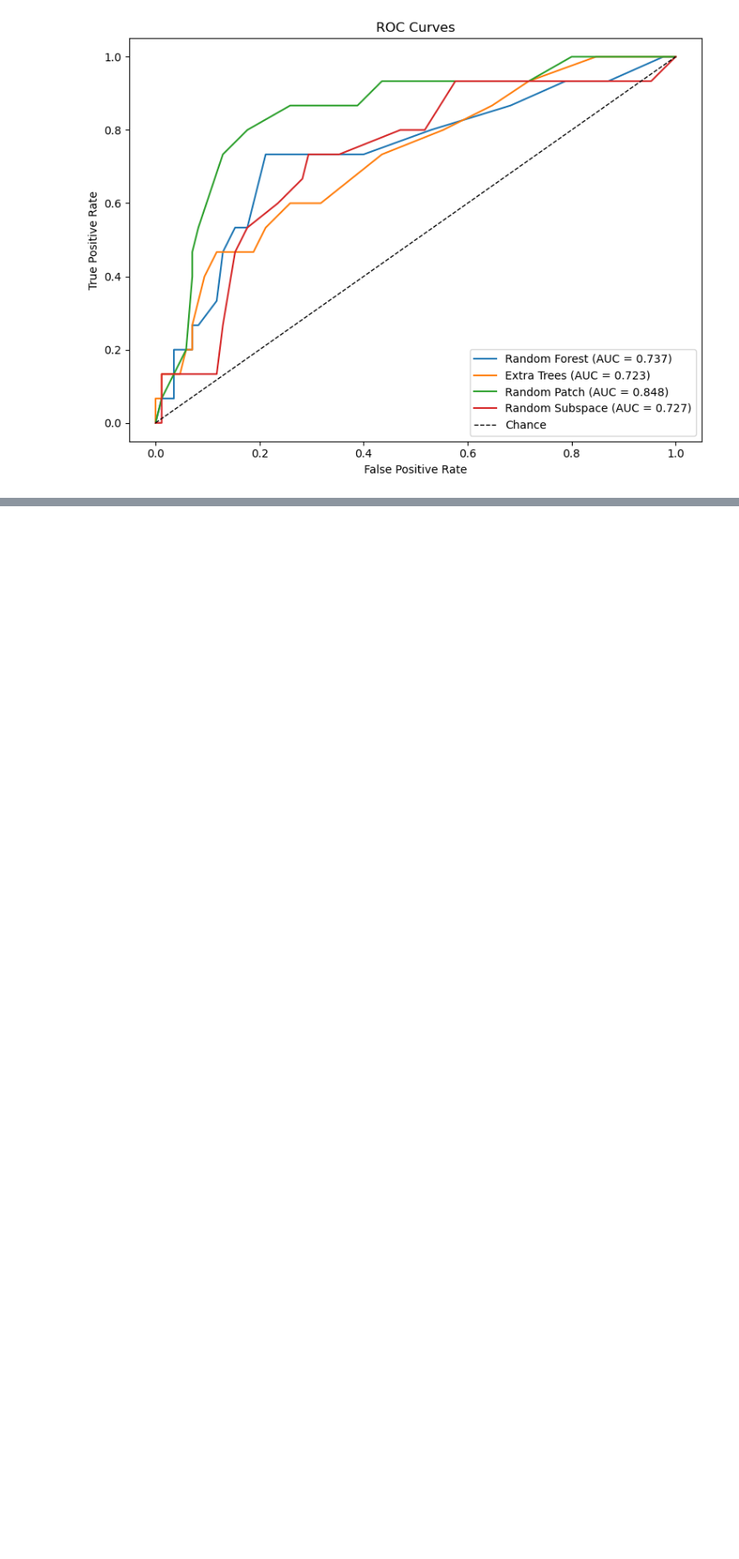
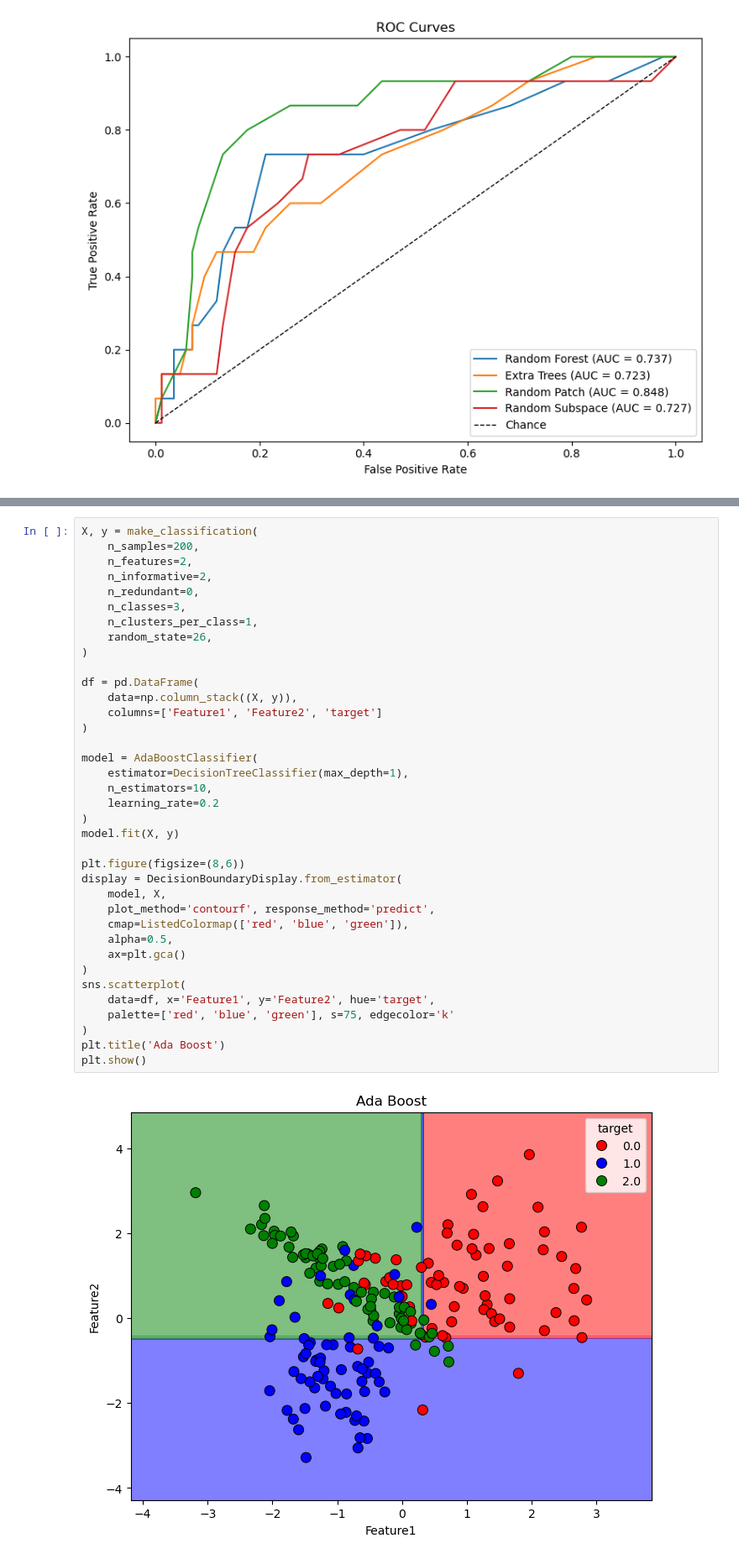
Before and after one commit to qamarr6092/Machine-Learning, a Jupyter notebook: Methods_Of_Ensembling/ensemble_learning.ipynb, the cells around one changed output, grey strips where cells are left out. Shown at 84% size. Cells and saved outputs as stored; diff of their text form; blank space fills up the shorter version.

```diff
--- a/Methods_Of_Ensembling/ensemble_learning.ipynb
+++ b/Methods_Of_Ensembling/ensemble_learning.ipynb
@@ -391,0 +398,39 @@ plt.show()
+# %%
+X, y = make_classification(
+    n_samples=200,
+    n_features=2,
+    n_informative=2,
+    n_redundant=0,
+    n_classes=3,
+    n_clusters_per_class=1,
+    random_state=26,
+)
+
+df = pd.DataFrame(
+    data=np.column_stack((X, y)),
+    columns=['Feature1', 'Feature2', 'target']
+)
+
+model = AdaBoostClassifier(
+    estimator=DecisionTreeClassifier(max_depth=1),
+    n_estimators=10,
+    learning_rate=0.2
+)
+model.fit(X, y)
+
+plt.figure(figsize=(8,6))
+display = DecisionBoundaryDisplay.from_estimator(
+    model, X,
+    plot_method='contourf', response_method='predict',
+    cmap=ListedColormap(['red', 'blue', 'green']),
+    alpha=0.5,
+    ax=plt.gca()
+)
+sns.scatterplot(
+    data=df, x='Feature1', y='Feature2', hue='target',
+    palette=['red', 'blue', 'green'], s=75, edgecolor='k'
+)
+plt.title('Ada Boost')
+plt.show()
+# %% [output]
+[figure, added]
```
Also changed, not shown: parts of 4 cells of this notebook, 1 other file.
